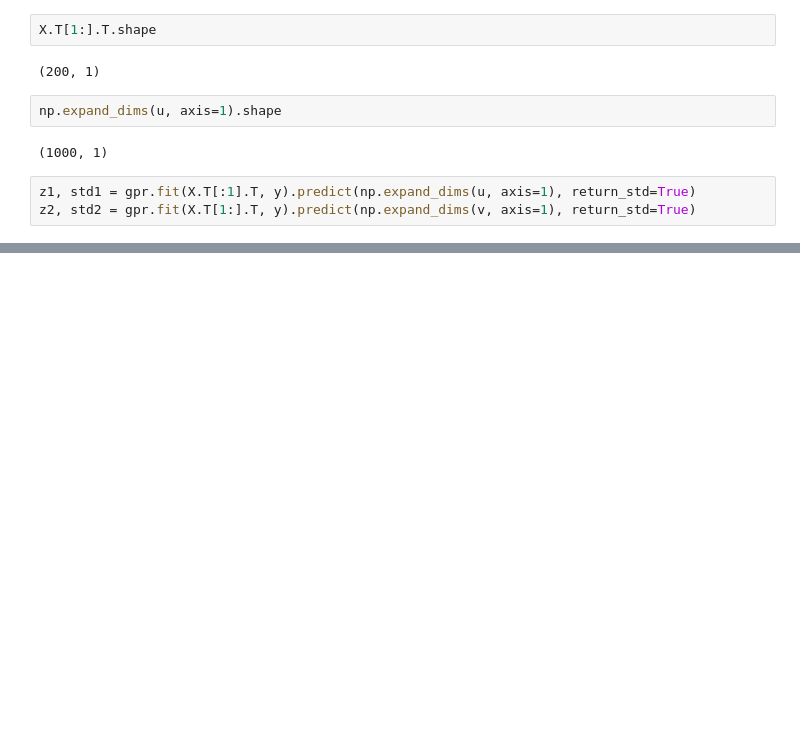
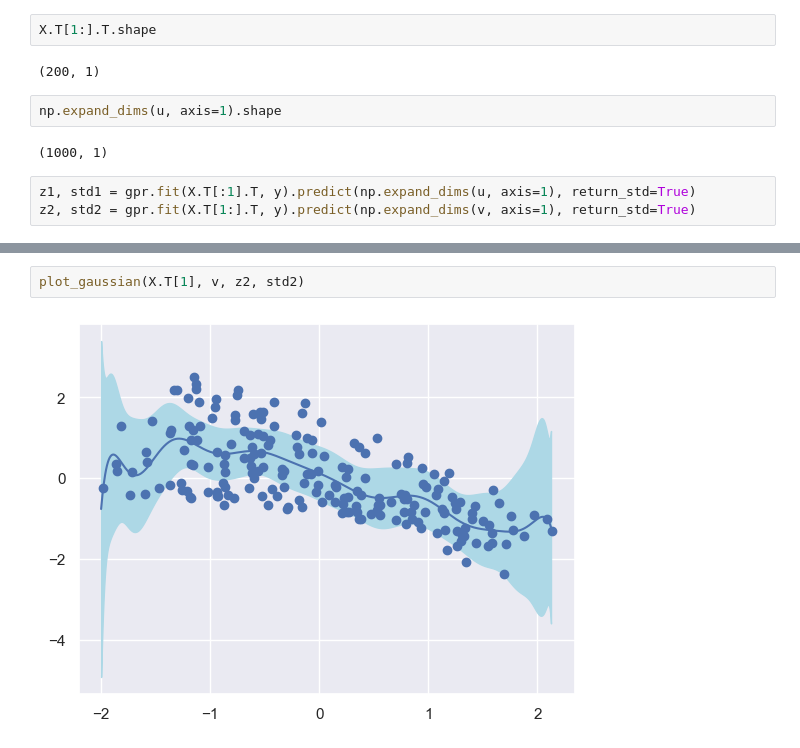
Before and after one commit to Niko32/ProbML, a Jupyter notebook: src/prototyping/gaussian_process_regression.ipynb, the cells around one changed output, grey strips where cells are left out. Cells and saved outputs as stored; diff of their text form; blank space fills up the shorter version.

```diff
--- a/src/prototyping/gaussian_process_regression.ipynb
+++ b/src/prototyping/gaussian_process_regression.ipynb
@@ -235,3 +225,7 @@ plt.plot(v, z2)
+# %%
+plot_gaussian(X.T[1], v, z2, std2)
+# %% [output]
+[figure, added]
 # %%
 U[0], V[0], Z[0]
 # %% [output]
```
Also changed, not shown: parts of 12 cells of this notebook.
